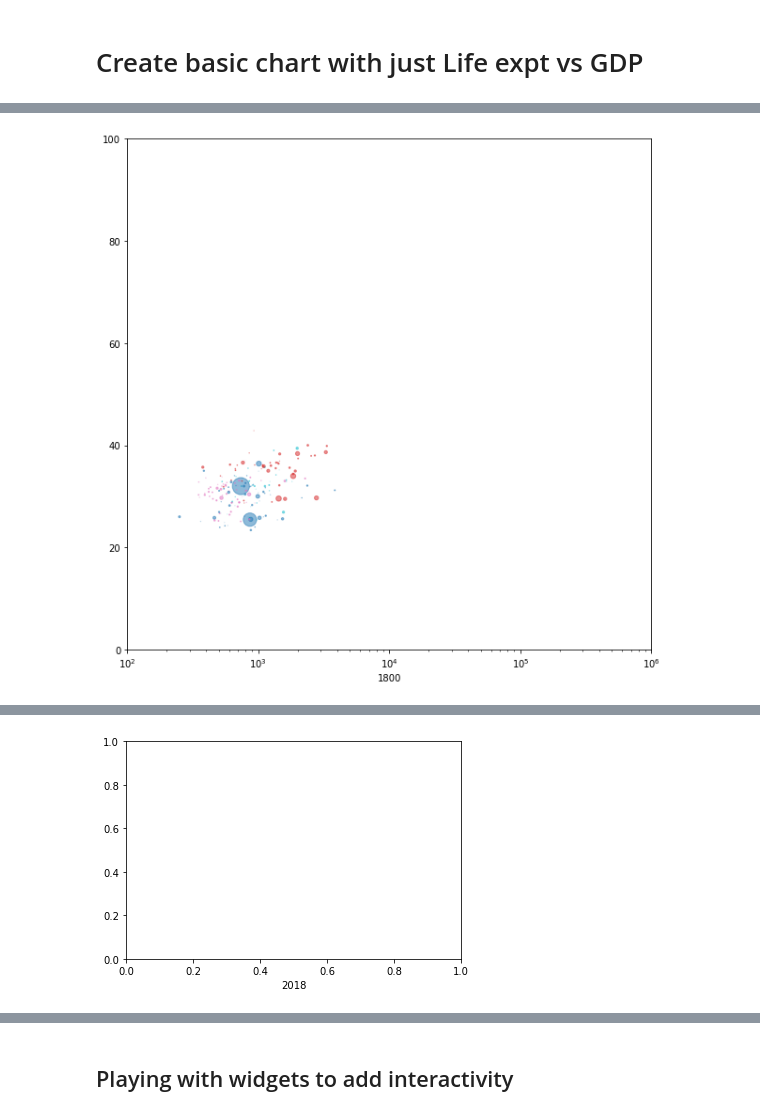
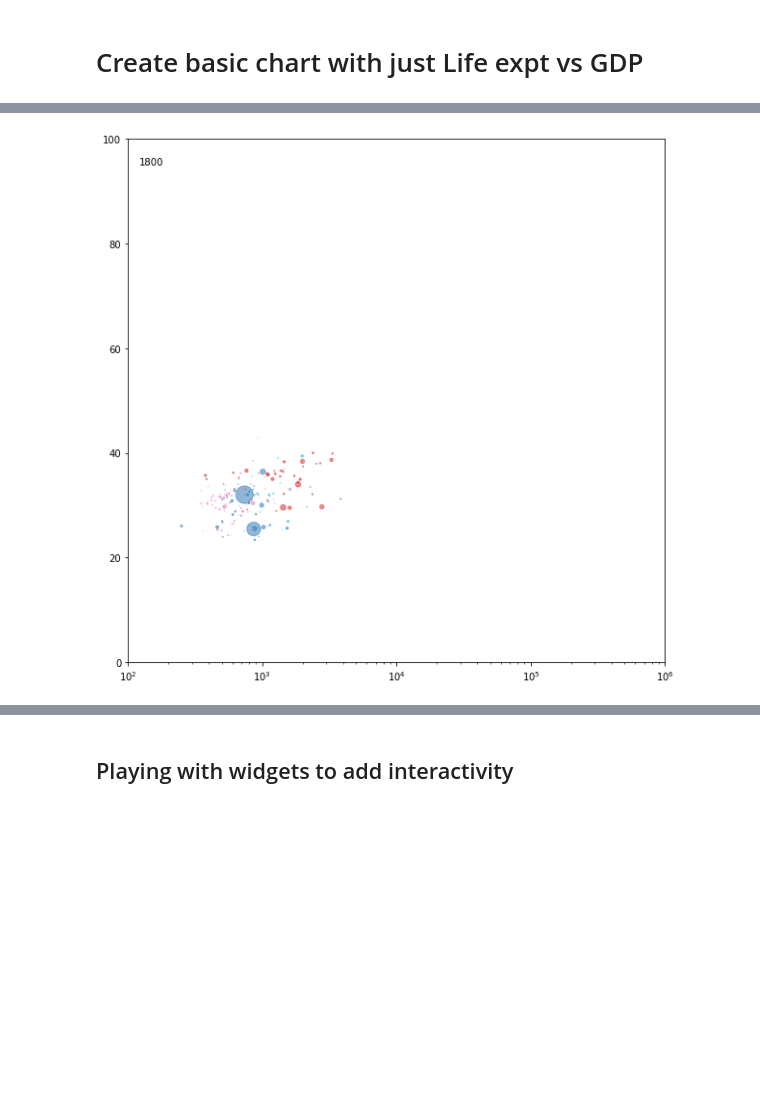
Before and after one commit to zeusgedofdata/Data_Visualization, a Jupyter notebook: GapMinder_Replica.ipynb, the cells around one changed output, grey strips where cells are left out. Saved outputs shown, nothing was run; the diff lists cells and outputs as text; code cells hidden in the pictures; blank space fills up the shorter version.

```diff
--- a/GapMinder_Replica.ipynb
+++ b/GapMinder_Replica.ipynb
@@ -128,12 +128,15 @@ life_exp_vs_income_pp = life_exp_vs_income_pp.reset_index()
 #Set bubble size and color for the graph
 life_exp_vs_income_pp['country_size'] = life_exp_vs_income_pp['Population']/1000000
 life_exp_vs_income_pp['region_color'] = life_exp_vs_income_pp['four_regions'].apply(lambda x: region_to_color[x] )
-#life_exp_vs_income_pp['continent'] = life_exp_vs_income_pp['geo'].apply(lambda x: convert_geo_to_region(x))
-#life_vs_income['color code'] = life_vs_income['continent'].apply(lambda x: convert_to_color(x))
-#removing projections
-#life_vs_income = life_exp_vs_income_pp[life_exp_vs_income_pp['time'] < 2020]
+
+#Remove countries added late
+life_exp_vs_income_pp = life_exp_vs_income_pp[life_exp_vs_income_pp['name'] != 'Andorra']
+life_exp_vs_income_pp = life_exp_vs_income_pp[life_exp_vs_income_pp['name'] != 'Dominica']
+life_exp_vs_income_pp = life_exp_vs_income_pp[life_exp_vs_income_pp['name'] != 'Marshall Islands']
+
+life_exp_vs_income_pp['Income per person per day'] = life_exp_vs_income_pp['Income per person']/365
+
 life_exp_vs_income_pp
-#life_exp_vs_income_pp
 # %% [output]
 |  | geo | name | time | Life expectancy | Income per person | GDP total | Population | four_regions | ... |
 | 0 | afg | Afghanistan | 1800 | 28.21 | 603.0 | 1.977840e+09 | 3280000 | asia | ... |
@@ -159,26 +160,33 @@ plt.xscale("log")
 def animate(i):
     i=i+1800
     next_vals = life_exp_vs_income_pp[life_exp_vs_income_pp["time"] == i]
+    #ax.scatter('Income per person', 'Life expectancy', s="country_size", c='region_color', alpha = 0.5, data = life_exp_vs_income_pp[life_exp_vs_income_pp["time"] == time_index])
     scat.set_offsets(np.c_[next_vals['Income per person'], next_vals['Life expectancy']])
     scat.set_sizes(next_vals['country_size'])
-   # scat.set_array(next_vals['region_color'])
-    plt.xlabel(i)
+    #print(next_vals['region_color'].values)
+    #scat.set_array(next_vals['region_color'].values)
+    time_text.set_text(i)
     return (scat,)
 # %%
 time_index = 1800
 fig, ax = plt.subplots(figsize=(10, 10))
 ax.set(xlim=(10**2,10**6), ylim=(0,100))
+time_text = ax.text(0.02, 0.95, '', transform=ax.transAxes)
+time_text.set_text('Starting')
 scat = ax.scatter('Income per person', 'Life expectancy', s="country_size", c='region_color', alpha = 0.5, data = life_exp_vs_income_pp[life_exp_vs_income_pp["time"] == time_index])
 plt.xscale("log")
 
 anim = FuncAnimation(fig, animate, interval=150,
                      frames=219,  blit=True)
-
+ax
 plt.draw()
 plt.show()
+
+
+
+
 HTML(anim.to_html5_video())
 #anim.save('filename.mp4')
 # %% [output]
-[figure, old version]
+[figure, new version]
 [interactive output not drawn]
-[figure, removed]
```
Also changed, not shown: parts of 4 cells of this notebook, 1 other file.
